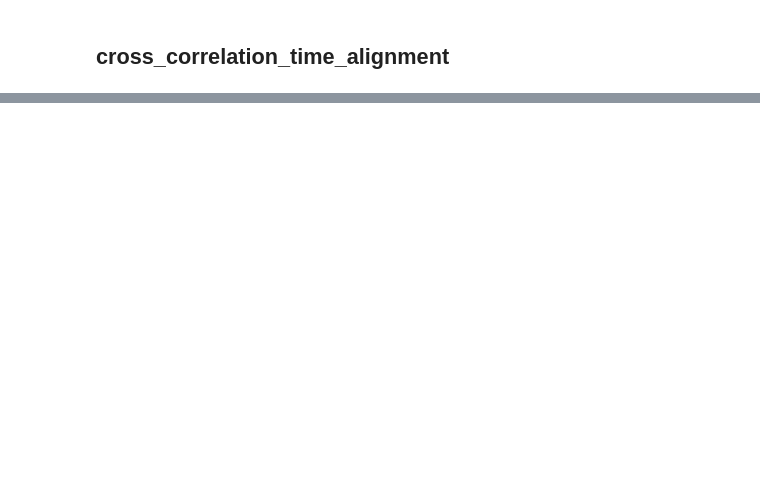
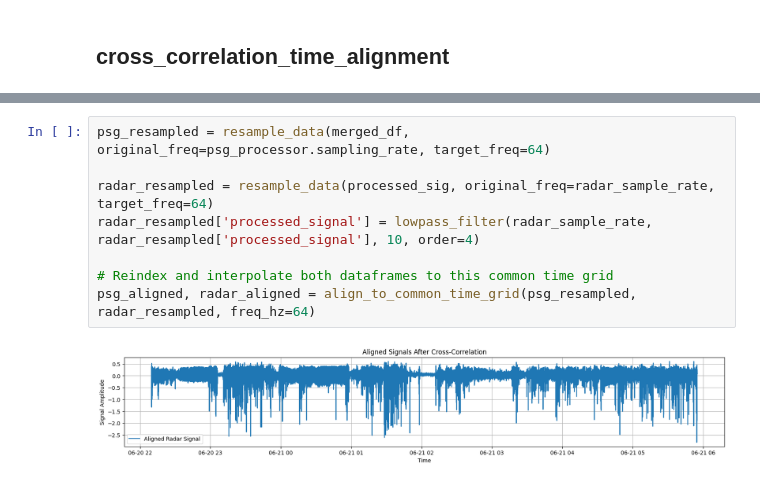
Before and after one commit to w-zzzz/SleepLab, a Jupyter notebook: event_loader_sleep.ipynb, the cells around one changed output, grey strips where cells are left out. Cells and saved outputs as stored; diff of their text form; blank space fills up the shorter version.

```diff
--- a/event_loader_sleep.ipynb
+++ b/event_loader_sleep.ipynb
@@ -1935 +1864,11 @@ Start Timestamp: 2024-06-20 22:02:34, End Timestamp: 2024-06-21 05:54:58.999023
+# %%
+psg_resampled = resample_data(merged_df, original_freq=psg_processor.sampling_rate, target_freq=64)
+
+radar_resampled = resample_data(processed_sig, original_freq=radar_sample_rate, target_freq=64)
+radar_resampled['processed_signal'] = lowpass_filter(radar_sample_rate, radar_resampled['processed_signal'], 10, order=4)
+
+# Reindex and interpolate both dataframes to this common time grid
+psg_aligned, radar_aligned = align_to_common_time_grid(psg_resampled, radar_resampled, freq_hz=64)
+# %% [output]
+[figure, added]
 # %%
```
Also changed, not shown: parts of 26 cells of this notebook, 2 other files.
